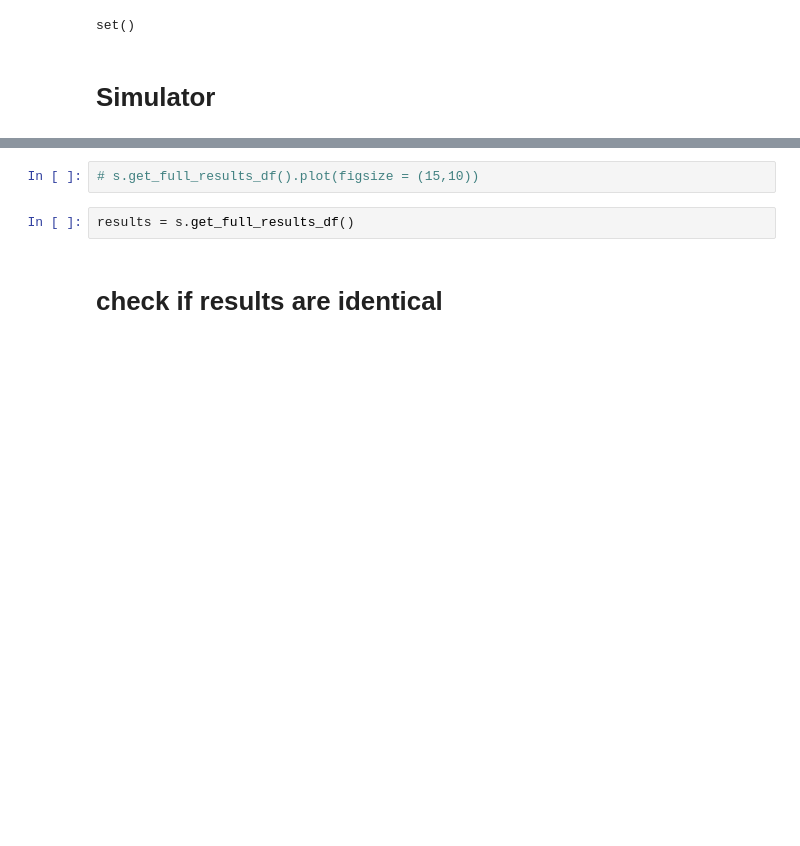
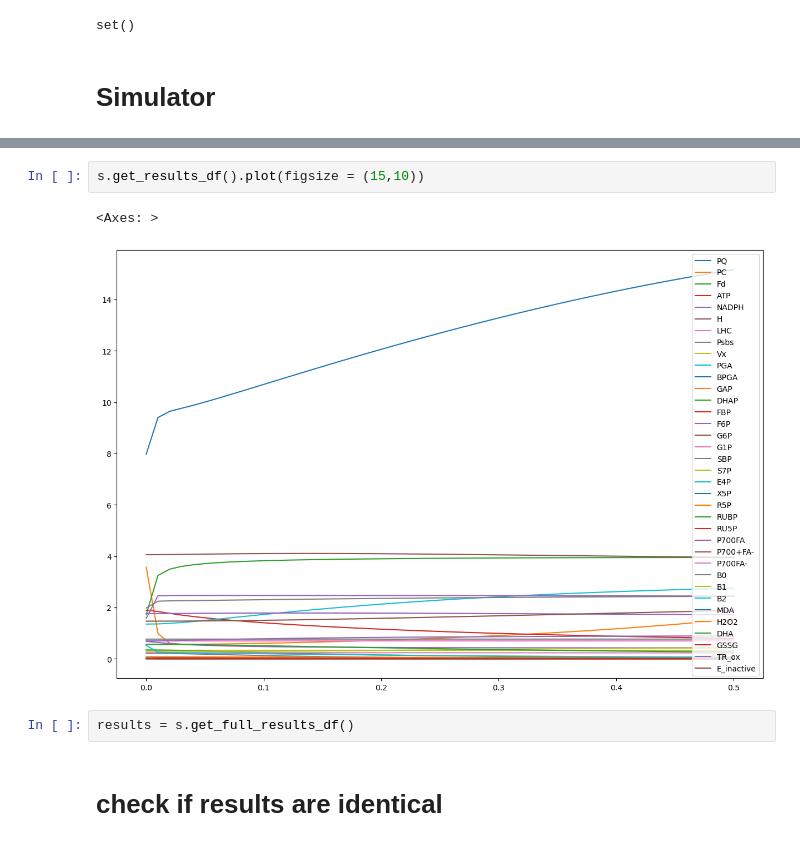
Before and after one commit to A-Potthoff/QTB_modeling, a Jupyter notebook: analyses/tests.ipynb, the cells around one changed output, grey strips where cells are left out. Cells and saved outputs as stored; diff of their text form; blank space fills up the shorter version.

```diff
--- a/analyses/tests.ipynb
+++ b/analyses/tests.ipynb
@@ -125,5 +124,8 @@ DeprecationWarning: Conversion of an array with ndim > 0 to a scalar is deprecat
 # %%
-# s.get_full_results_df().plot(figsize = (15,10))
+s.get_results_df().plot(figsize = (15,10))
+# %% [output]
+<Axes: >
+[figure, added]
 # %%
 results = s.get_full_results_df()
 # %% [markdown]
```
Also changed, not shown: parts of 6 cells of this notebook, 21 other files.
